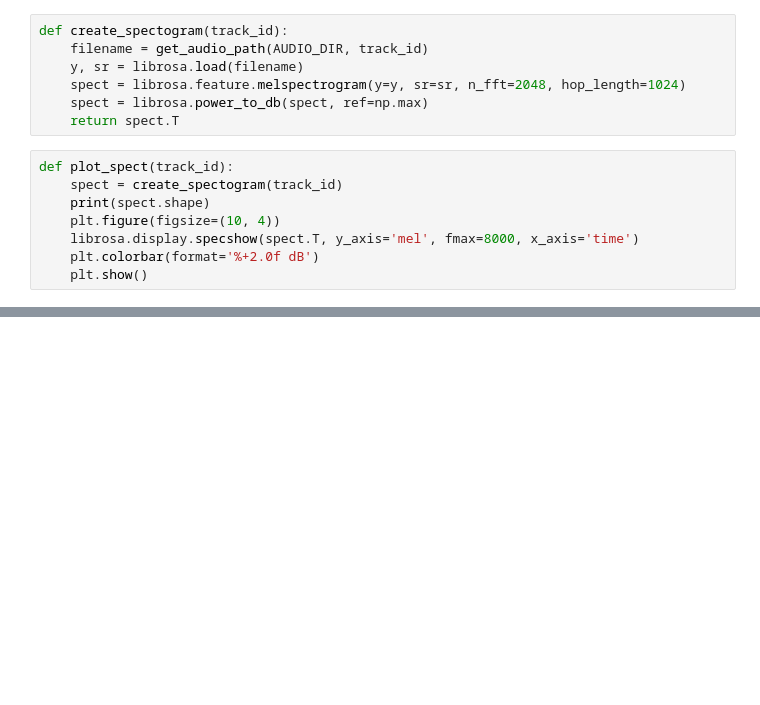
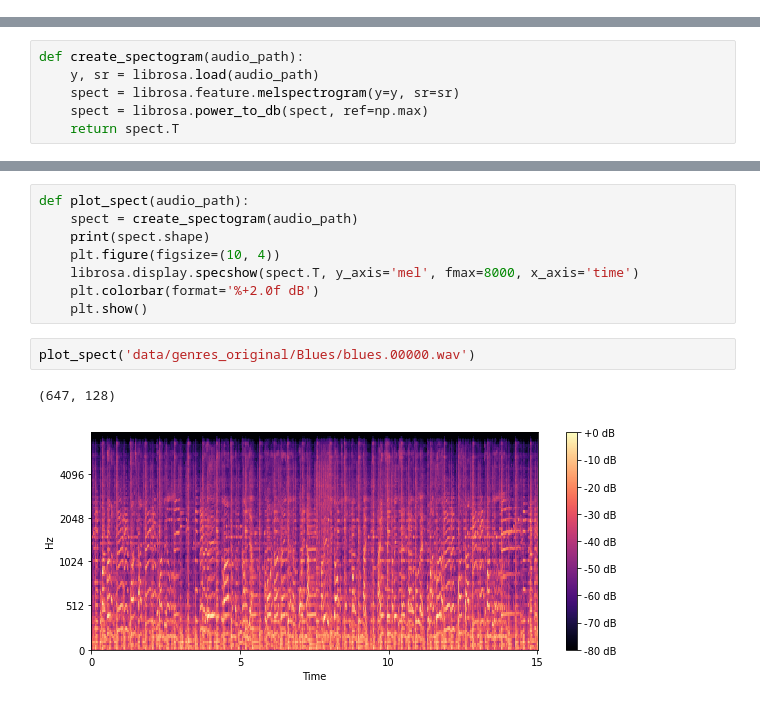
Before and after one commit to it9tst/music-genre-recognition, a Jupyter notebook: 1 - Load dataset.ipynb, the cells around one changed output, grey strips where cells are left out. Cells and saved outputs as stored; diff of their text form; blank space fills up the shorter version.

```diff
--- a/1 - Load dataset.ipynb
+++ b/1 - Load dataset.ipynb
@@ -30,15 +0,0 @@ print(len(trackids))
-# %%
-def create_spectogram(track_id):
-    filename = get_audio_path(AUDIO_DIR, track_id)
-    y, sr = librosa.load(filename)
-    spect = librosa.feature.melspectrogram(y=y, sr=sr, n_fft=2048, hop_length=1024)
-    spect = librosa.power_to_db(spect, ref=np.max)
-    return spect.T
-# %%
-def plot_spect(track_id):
-    spect = create_spectogram(track_id)
-    print(spect.shape)
-    plt.figure(figsize=(10, 4))
-    librosa.display.specshow(spect.T, y_axis='mel', fmax=8000, x_axis='time')
-    plt.colorbar(format='%+2.0f dB')
-    plt.show()
@@ -275,0 +10,6 @@ print(X_train4.shape, y_train4.shape)
+# %%
+def create_spectogram(audio_path):
+    y, sr = librosa.load(audio_path)
+    spect = librosa.feature.melspectrogram(y=y, sr=sr)
+    spect = librosa.power_to_db(spect, ref=np.max)
+    return spect.T
@@ -275,0 +41,13 @@ print(X_train4.shape, y_train4.shape)
+# %%
+def plot_spect(audio_path):
+    spect = create_spectogram(audio_path)
+    print(spect.shape)
+    plt.figure(figsize=(10, 4))
+    librosa.display.specshow(spect.T, y_axis='mel', fmax=8000, x_axis='time')
+    plt.colorbar(format='%+2.0f dB')
+    plt.show()
+# %%
+plot_spect('data/genres_original/Blues/blues.00000.wav')
+# %% [output]
+(647, 128)
+[figure, added]
```
Also changed, not shown: parts of 44 cells of this notebook, 54 other files.
